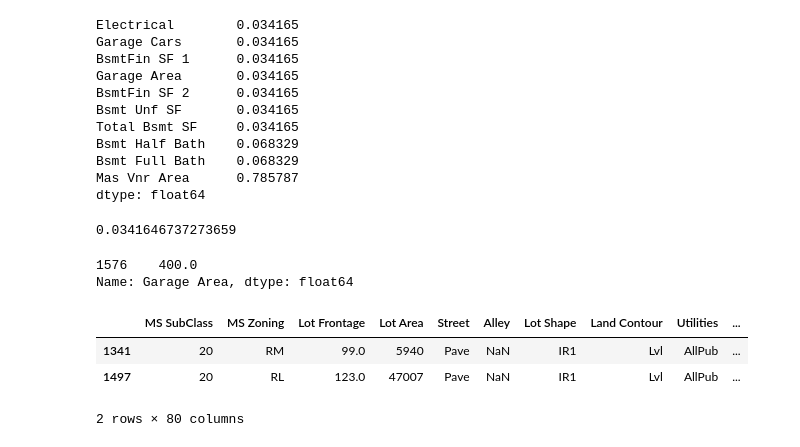
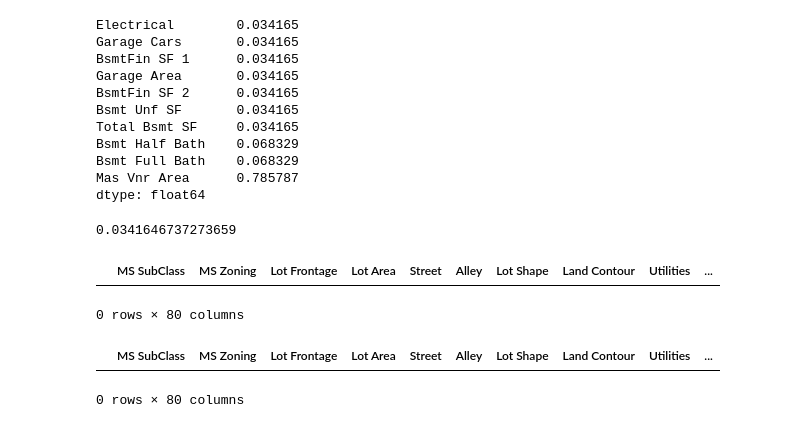
Before and after one commit to ZygimantasB/data_science_ml_learning, a Jupyter notebook: Section 11 Feature Engineering and Data Preparation/section_11.ipynb, the cells around one changed output. Cells and saved outputs as stored; diff of their text form; code cells hidden in the pictures.

```diff
--- a/Section 11 Feature Engineering and Data Preparation/section_11.ipynb
+++ b/Section 11 Feature Engineering and Data Preparation/section_11.ipynb
@@ -360,15 +360,13 @@ dtype: float64
 # %% [output]
 0.0341646737273659
 # %%
-df[df['Electrical'].isnull()]['Garage Area']
+df[df['Total Bsmt SF'].isnull()]
 # %% [output]
+|  | MS SubClass | MS Zoning | Lot Frontage | Lot Area | Street | Alley | Lot Shape | Land Contour | Utilities | ... |
-1576    400.0
-Name: Garage Area, dtype: float64
+0 rows × 80 columns
 # %%
-df[df['Bsmt Full Bath'].isnull()]
+df[df['Bsmt Half Bath'].isnull()]
 # %% [output]
 |  | MS SubClass | MS Zoning | Lot Frontage | Lot Area | Street | Alley | Lot Shape | Land Contour | Utilities | ... |
-| 1341 | 20 | RM | 99.0 | 5940 | Pave | NaN | IR1 | Lvl | AllPub | ... |
-| 1497 | 20 | RL | 123.0 | 47007 | Pave | NaN | IR1 | Lvl | AllPub | ... |
-2 rows × 80 columns
+0 rows × 80 columns
 # %%
```
Also changed, not shown: parts of 33 cells of this notebook.
